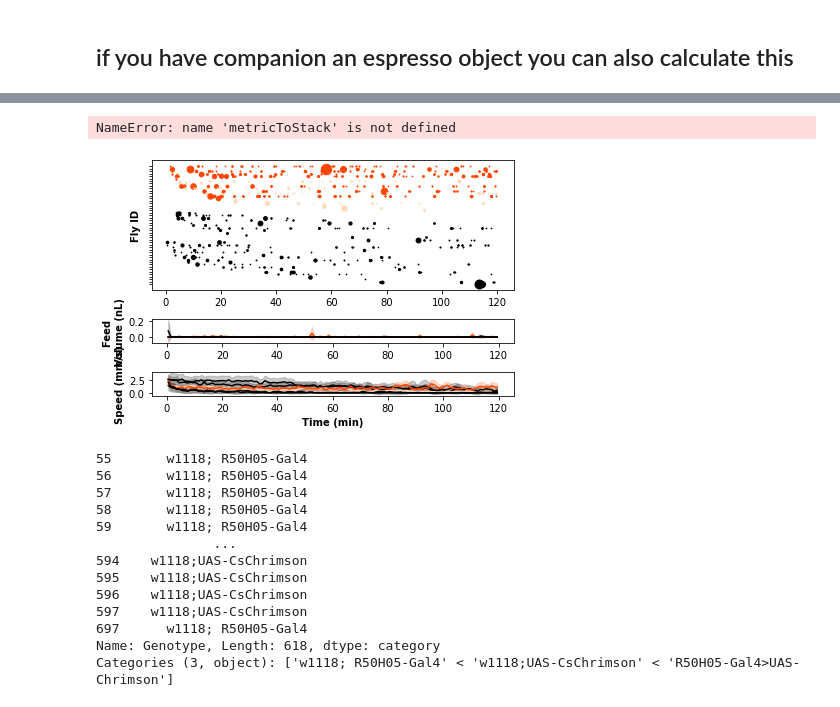
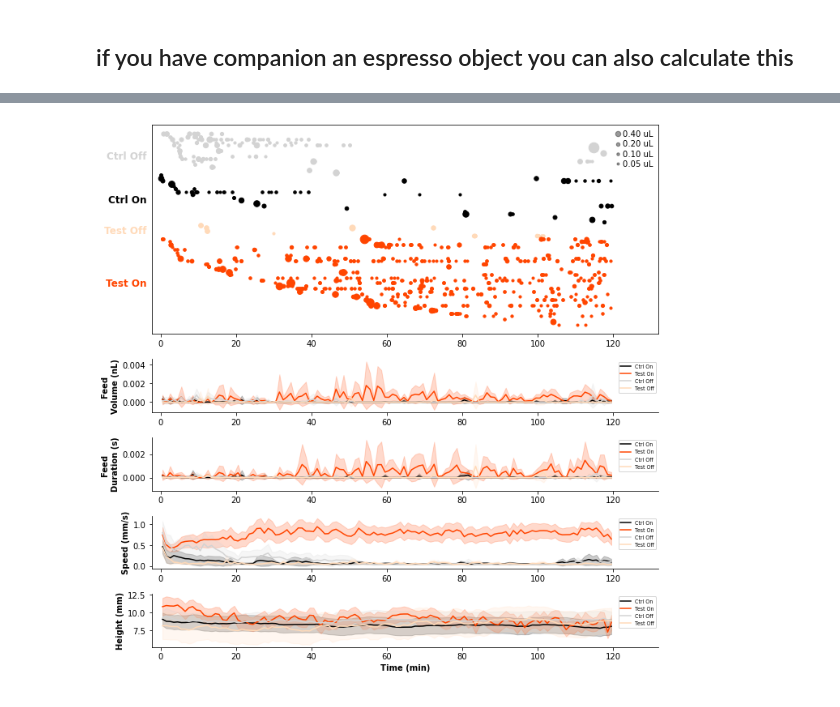
Before and after one commit to sangyu/esploco, a Jupyter notebook: nbs/index.ipynb, the cells around one changed output, grey strips where cells are left out. Saved outputs shown, nothing was run; the diff lists cells and outputs as text; code cells hidden in the pictures.

Commit message:
added stacked plots

```diff
--- a/nbs/index.ipynb
+++ b/nbs/index.ipynb
@@ -161,25 +194,6 @@ dabest version = 0.3.9999
 # %%
-
-
-ele.plotStacked( endMin = 7200, metricsToStack = ['Volume', 'V'], colorBy = ['Genotype', 'Temperature'], customPalette = None)
+# a, b, c = ele.plotStacked(endMin = 120, metricsToStack = ['Volume', 'Duration', 'Speed', 'Y'], colorBy = ['Status', 'Temperature'],
+#                           customPalette = None, figsize = [25, 25])
+# # 'Volume', 'Count', 'Duration', 'Speed', 'Y'
 # %% [output]
-NameError: name 'metricToStack' is not defined
-[figure, old version]
+[figure, new version]
-# %%
-ele.feedsRevisedDf.Status = ele.feedsRevisedDf.Status.str.replace('Sibling', 'Ctrl')
-ele.feedsRevisedDf.Status = ele.feedsRevisedDf.Status.str.replace('Offspring', 'Test')
-ele.feedsRevisedDf.Genotype
-# %% [output]
-55       w1118; R50H05-Gal4
-56       w1118; R50H05-Gal4
-57       w1118; R50H05-Gal4
-58       w1118; R50H05-Gal4
-59       w1118; R50H05-Gal4
-               ...
-594    w1118;UAS-CsChrimson
-595    w1118;UAS-CsChrimson
-596    w1118;UAS-CsChrimson
-597    w1118;UAS-CsChrimson
-697      w1118; R50H05-Gal4
-Name: Genotype, Length: 618, dtype: category
-Categories (3, object): ['w1118; R50H05-Gal4' < 'w1118;UAS-CsChrimson' < 'R50H05-Gal4>UAS-Chrimson']
```
Also changed, not shown: parts of 10 cells of this notebook, 6 other files.
